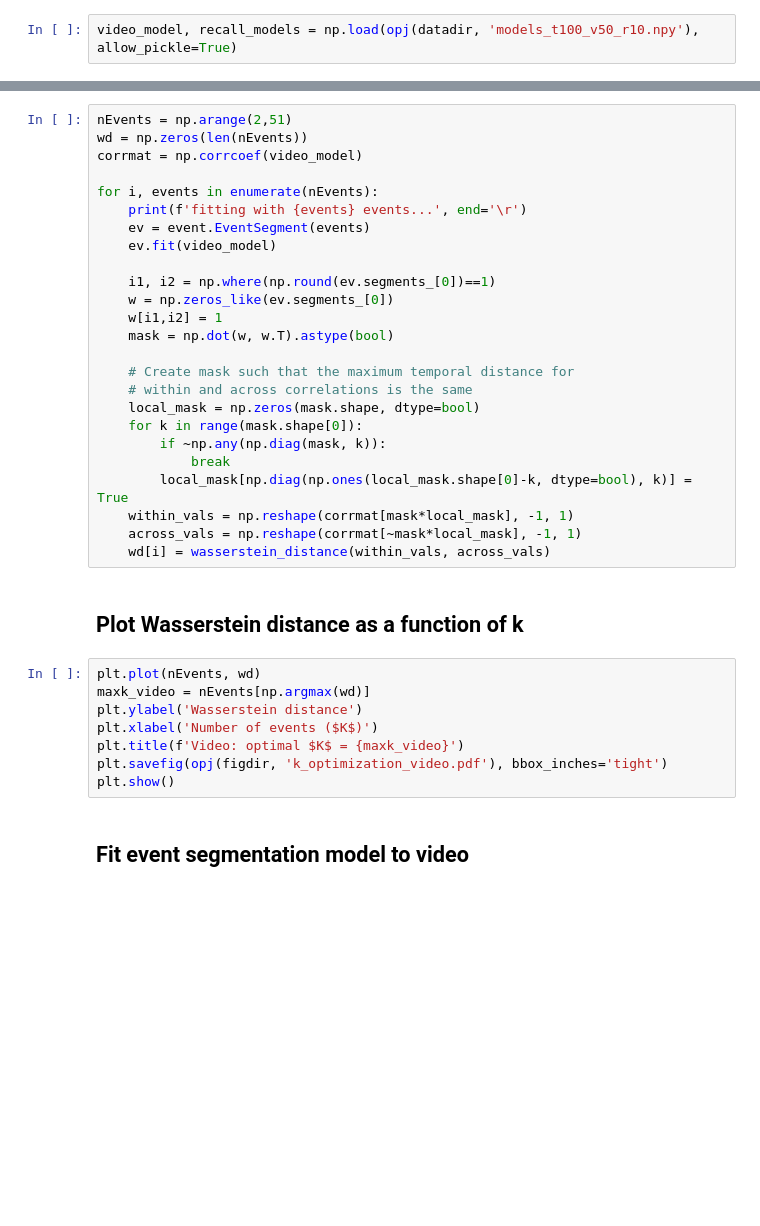
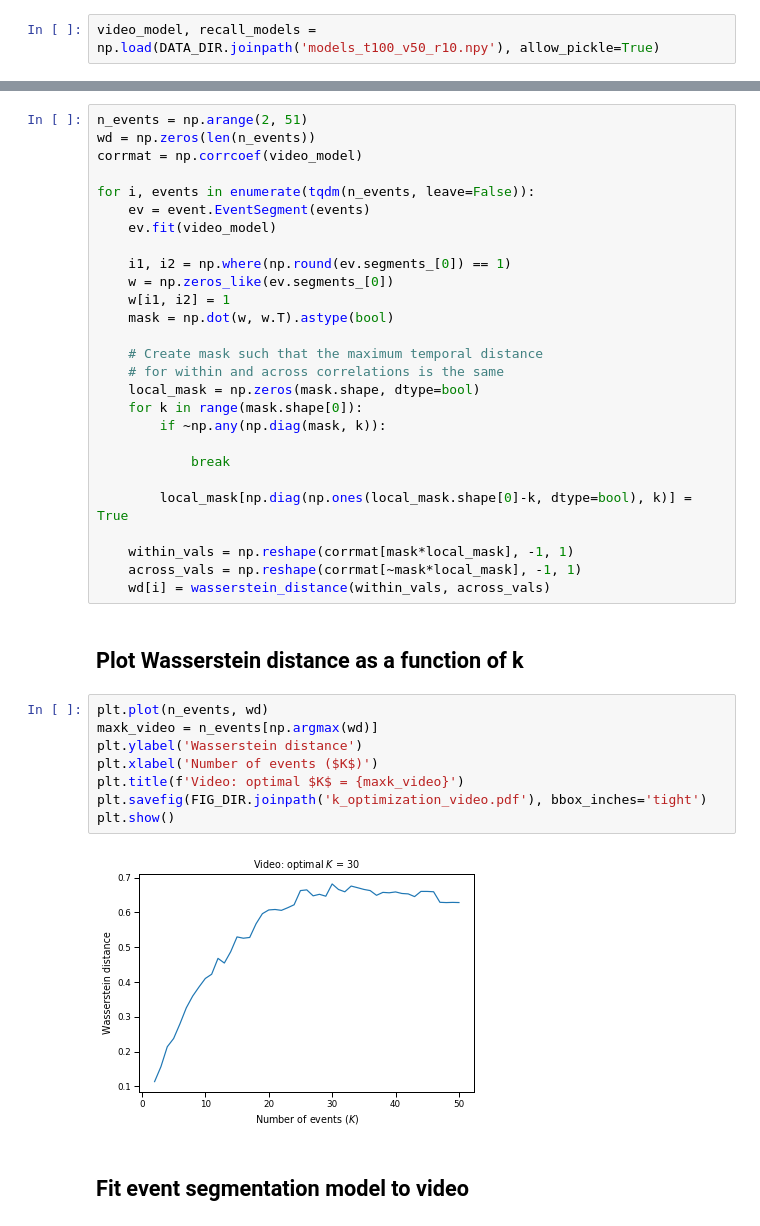
Before and after one commit to ContextLab/sherlock-topic-model-paper, a Jupyter notebook: code/notebooks/main/eventseg_analysis.ipynb, the cells around one changed output, grey strips where cells are left out. Drawn from its saved outputs; the diff is of its cells as text; blank space fills up the shorter version.

Commit message:
cleaned up topic modeling and eventseg notebooks

```diff
--- a/code/notebooks/main/eventseg_analysis.ipynb
+++ b/code/notebooks/main/eventseg_analysis.ipynb
@@ -40,44 +33,48 @@ mpl.rcParams['pdf.fonttype'] = 42
 # %% [markdown]
 ## Load data
 # %%
-video_model, recall_models = np.load(opj(datadir, 'models_t100_v50_r10.npy'), allow_pickle=True)
+video_model, recall_models = np.load(DATA_DIR.joinpath('models_t100_v50_r10.npy'), allow_pickle=True)
 # %% [markdown]
 ## Find optimal k for video model
 # %%
-nEvents = np.arange(2,51)
-wd = np.zeros(len(nEvents))
+n_events = np.arange(2, 51)
+wd = np.zeros(len(n_events))
 corrmat = np.corrcoef(video_model)
 
-for i, events in enumerate(nEvents):
-    print(f'fitting with {events} events...', end='\r')
+for i, events in enumerate(tqdm(n_events, leave=False)):
     ev = event.EventSegment(events)
     ev.fit(video_model)
 
-    i1, i2 = np.where(np.round(ev.segments_[0])==1)
+    i1, i2 = np.where(np.round(ev.segments_[0]) == 1)
     w = np.zeros_like(ev.segments_[0])
-    w[i1,i2] = 1
+    w[i1, i2] = 1
     mask = np.dot(w, w.T).astype(bool)
 
-    # Create mask such that the maximum temporal distance for
-    # within and across correlations is the same
+    # Create mask such that the maximum temporal distance
+    # for within and across correlations is the same
     local_mask = np.zeros(mask.shape, dtype=bool)
     for k in range(mask.shape[0]):
         if ~np.any(np.diag(mask, k)):
+
             break
+
         local_mask[np.diag(np.ones(local_mask.shape[0]-k, dtype=bool), k)] = True
+
     within_vals = np.reshape(corrmat[mask*local_mask], -1, 1)
     across_vals = np.reshape(corrmat[~mask*local_mask], -1, 1)
     wd[i] = wasserstein_distance(within_vals, across_vals)
 # %% [markdown]
 ## Plot Wasserstein distance as a function of k
 # %%
-plt.plot(nEvents, wd)
-maxk_video = nEvents[np.argmax(wd)]
+plt.plot(n_events, wd)
+maxk_video = n_events[np.argmax(wd)]
 plt.ylabel('Wasserstein distance')
 plt.xlabel('Number of events ($K$)')
 plt.title(f'Video: optimal $K$ = {maxk_video}')
-plt.savefig(opj(figdir, 'k_optimization_video.pdf'), bbox_inches='tight')
+plt.savefig(FIG_DIR.joinpath('k_optimization_video.pdf'), bbox_inches='tight')
 plt.show()
+# %% [output]
+[figure, added]
 # %% [markdown]
 ## Fit event segmentation model to video
 # %%
```
Also changed, not shown: parts of 14 cells of this notebook, 2 other files.
